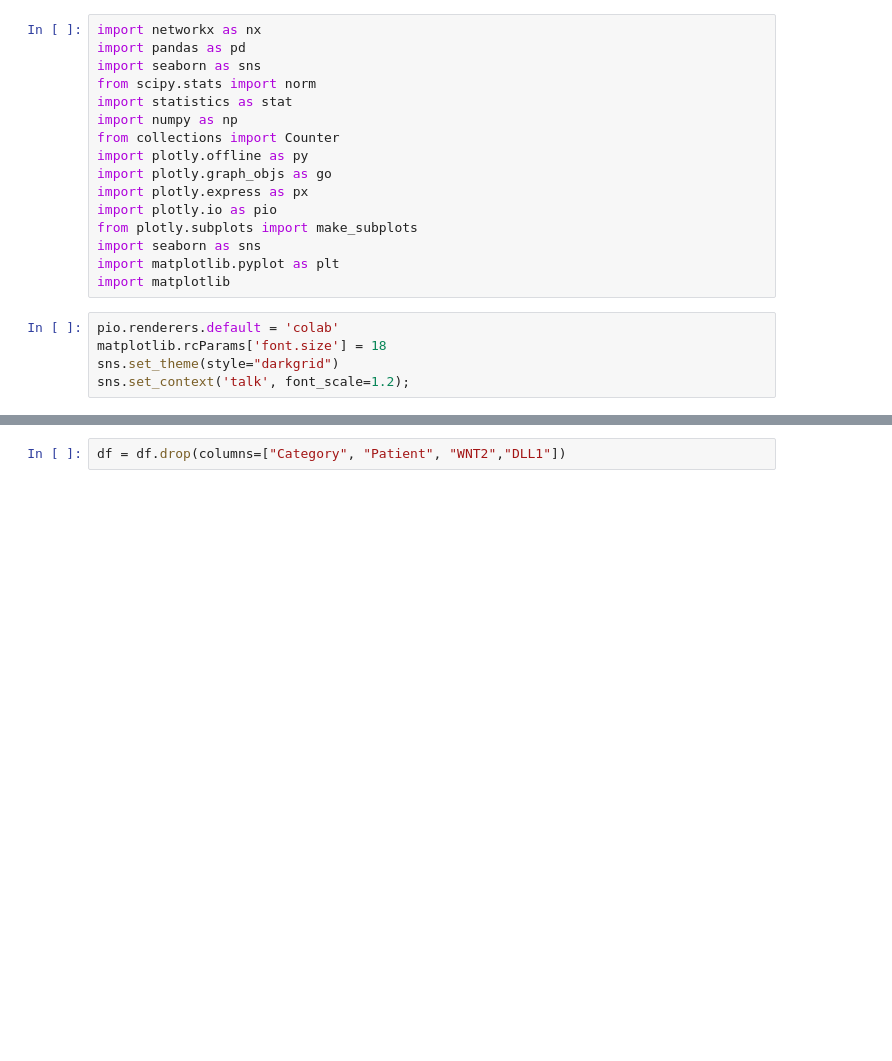
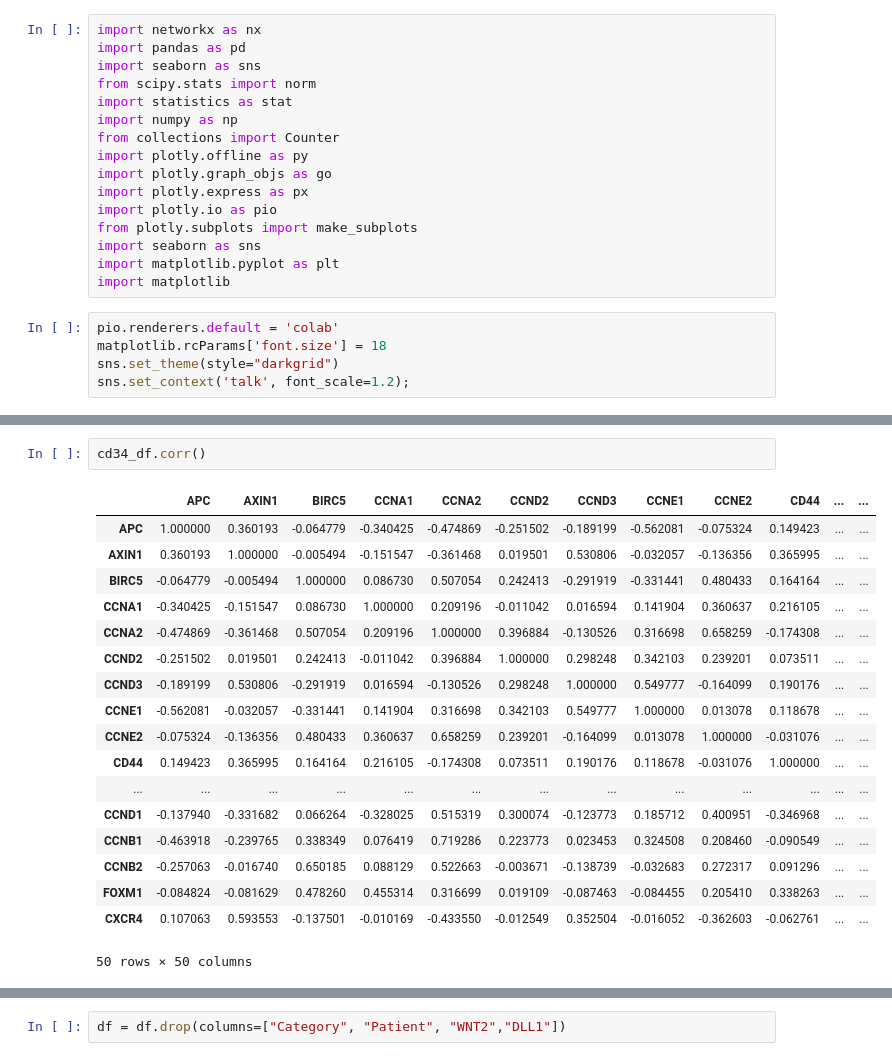
Before and after one commit to epappas/datascience, a Jupyter notebook: biomed_01_2021/biomed_01_2021.ipynb, the cells around one changed output, grey strips where cells are left out. Saved outputs shown, nothing was run; the diff lists cells and outputs as text; blank space fills up the shorter version.

```diff
--- a/biomed_01_2021/biomed_01_2021.ipynb
+++ b/biomed_01_2021/biomed_01_2021.ipynb
@@ -29,0 +49,21 @@ df = pd.read_csv("./work/biomed_01_2021/genes3.csv")
+# %%
+cd34_df.corr()
+# %% [output]
+|  | APC | AXIN1 | BIRC5 | CCNA1 | CCNA2 | CCND2 | CCND3 | CCNE1 | CCNE2 | CD44 | ... | ... |
+| APC | 1.000000 | 0.360193 | -0.064779 | -0.340425 | -0.474869 | -0.251502 | -0.189199 | -0.562081 | -0.075324 | 0.149423 | ... | ... |
+| AXIN1 | 0.360193 | 1.000000 | -0.005494 | -0.151547 | -0.361468 | 0.019501 | 0.530806 | -0.032057 | -0.136356 | 0.365995 | ... | ... |
+| BIRC5 | -0.064779 | -0.005494 | 1.000000 | 0.086730 | 0.507054 | 0.242413 | -0.291919 | -0.331441 | 0.480433 | 0.164164 | ... | ... |
+| CCNA1 | -0.340425 | -0.151547 | 0.086730 | 1.000000 | 0.209196 | -0.011042 | 0.016594 | 0.141904 | 0.360637 | 0.216105 | ... | ... |
+| CCNA2 | -0.474869 | -0.361468 | 0.507054 | 0.209196 | 1.000000 | 0.396884 | -0.130526 | 0.316698 | 0.658259 | -0.174308 | ... | ... |
+| CCND2 | -0.251502 | 0.019501 | 0.242413 | -0.011042 | 0.396884 | 1.000000 | 0.298248 | 0.342103 | 0.239201 | 0.073511 | ... | ... |
+| CCND3 | -0.189199 | 0.530806 | -0.291919 | 0.016594 | -0.130526 | 0.298248 | 1.000000 | 0.549777 | -0.164099 | 0.190176 | ... | ... |
+| CCNE1 | -0.562081 | -0.032057 | -0.331441 | 0.141904 | 0.316698 | 0.342103 | 0.549777 | 1.000000 | 0.013078 | 0.118678 | ... | ... |
+| CCNE2 | -0.075324 | -0.136356 | 0.480433 | 0.360637 | 0.658259 | 0.239201 | -0.164099 | 0.013078 | 1.000000 | -0.031076 | ... | ... |
+| CD44 | 0.149423 | 0.365995 | 0.164164 | 0.216105 | -0.174308 | 0.073511 | 0.190176 | 0.118678 | -0.031076 | 1.000000 | ... | ... |
+| ... | ... | ... | ... | ... | ... | ... | ... | ... | ... | ... | ... | ... |
+| CCND1 | -0.137940 | -0.331682 | 0.066264 | -0.328025 | 0.515319 | 0.300074 | -0.123773 | 0.185712 | 0.400951 | -0.346968 | ... | ... |
+| CCNB1 | -0.463918 | -0.239765 | 0.338349 | 0.076419 | 0.719286 | 0.223773 | 0.023453 | 0.324508 | 0.208460 | -0.090549 | ... | ... |
+| CCNB2 | -0.257063 | -0.016740 | 0.650185 | 0.088129 | 0.522663 | -0.003671 | -0.138739 | -0.032683 | 0.272317 | 0.091296 | ... | ... |
+| FOXM1 | -0.084824 | -0.081629 | 0.478260 | 0.455314 | 0.316699 | 0.019109 | -0.087463 | -0.084455 | 0.205410 | 0.338263 | ... | ... |
+| CXCR4 | 0.107063 | 0.593553 | -0.137501 | -0.010169 | -0.433550 | -0.012549 | 0.352504 | -0.016052 | -0.362603 | -0.062761 | ... | ... |
+50 rows × 50 columns
```
Also changed, not shown: parts of 16 cells of this notebook, 5 other files.
